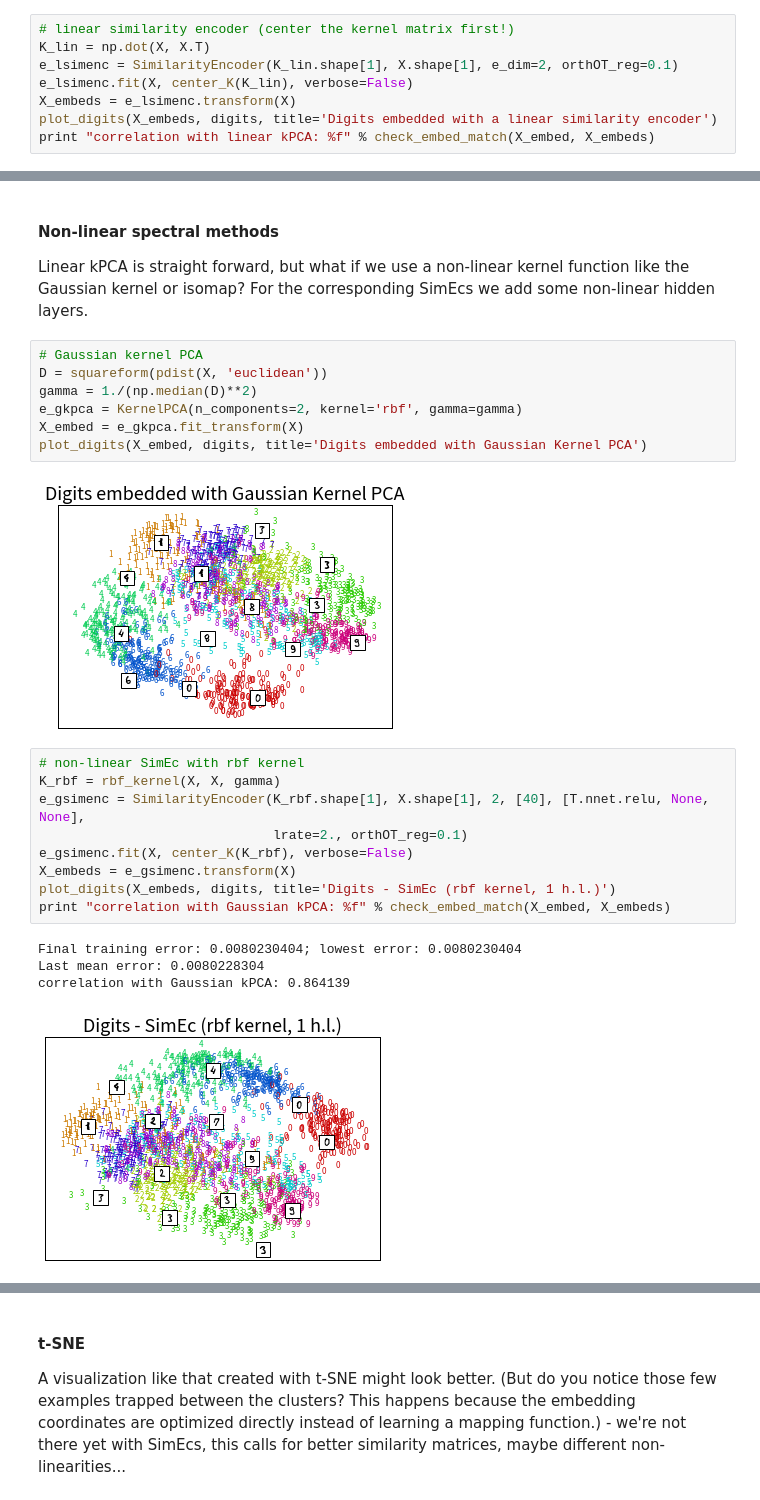
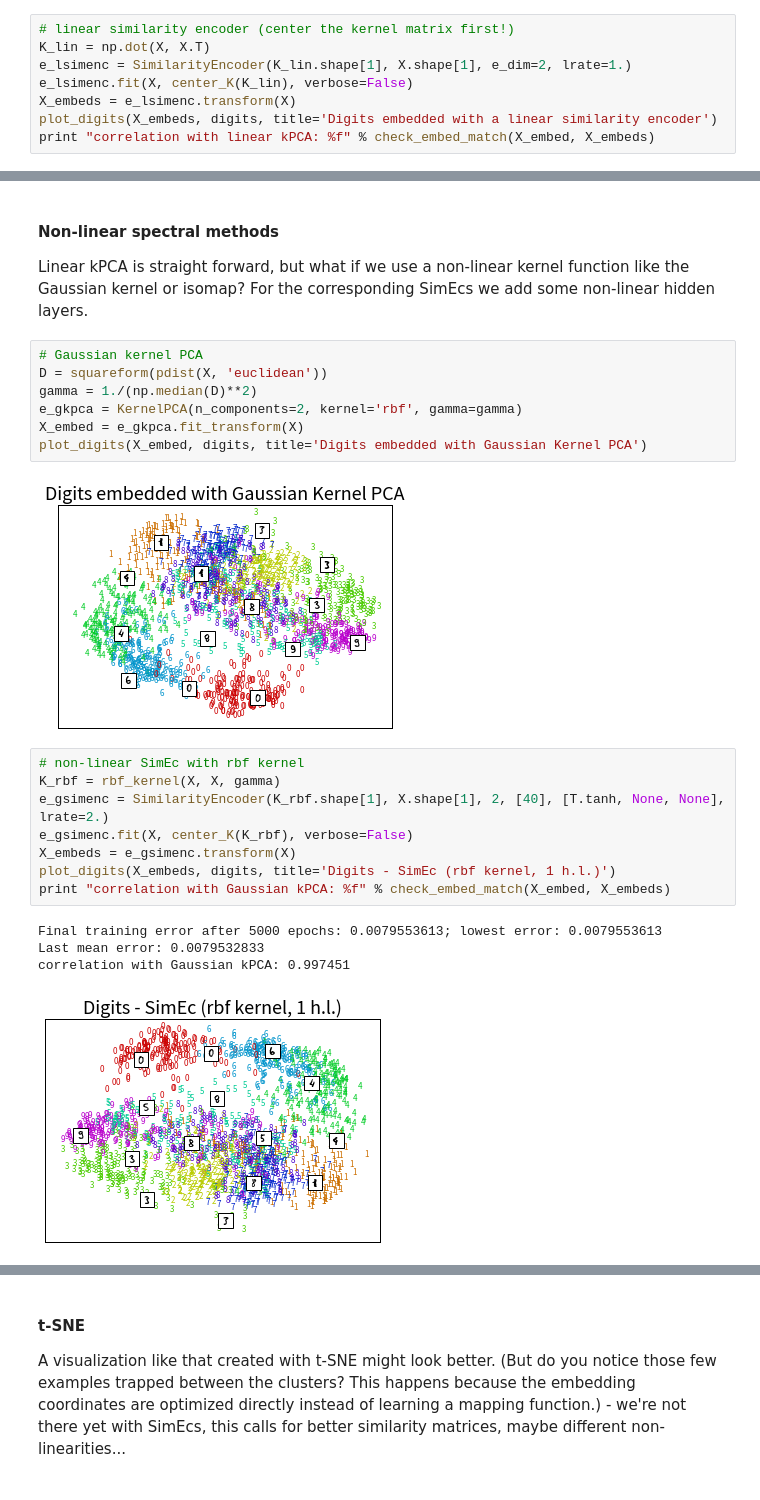
Before and after one commit to cod3licious/simec-theano, a Jupyter notebook: examples/examples_simec.ipynb, the cells around one changed output, grey strips where cells are left out. Drawn from its saved outputs; the diff is of its cells as text.

```diff
--- a/examples/examples_simec.ipynb
+++ b/examples/examples_simec.ipynb
@@ -96,7 +99,7 @@ correlation of PCA and linear kPCA: 1.000000
 # %%
 # linear similarity encoder (center the kernel matrix first!)
 K_lin = np.dot(X, X.T)
-e_lsimenc = SimilarityEncoder(K_lin.shape[1], X.shape[1], e_dim=2, orthOT_reg=0.1)
+e_lsimenc = SimilarityEncoder(K_lin.shape[1], X.shape[1], e_dim=2, lrate=1.)
 e_lsimenc.fit(X, center_K(K_lin), verbose=False)
 X_embeds = e_lsimenc.transform(X)
 plot_digits(X_embeds, digits, title='Digits embedded with a linear similarity encoder')
@@ -118,21 +121,20 @@ e_gkpca = KernelPCA(n_components=2, kernel='rbf', gamma=gamma)
 X_embed = e_gkpca.fit_transform(X)
 plot_digits(X_embed, digits, title='Digits embedded with Gaussian Kernel PCA')
 # %% [output]
-[figure, old version]
+[figure, new version]
 # %%
 # non-linear SimEc with rbf kernel
 K_rbf = rbf_kernel(X, X, gamma)
-e_gsimenc = SimilarityEncoder(K_rbf.shape[1], X.shape[1], 2, [40], [T.nnet.relu, None, None],
-                              lrate=2., orthOT_reg=0.1)
+e_gsimenc = SimilarityEncoder(K_rbf.shape[1], X.shape[1], 2, [40], [T.tanh, None, None], lrate=2.)
 e_gsimenc.fit(X, center_K(K_rbf), verbose=False)
 X_embeds = e_gsimenc.transform(X)
 plot_digits(X_embeds, digits, title='Digits - SimEc (rbf kernel, 1 h.l.)')
 print "correlation with Gaussian kPCA: %f" % check_embed_match(X_embed, X_embeds)
 # %% [output]
-Final training error: 0.0080230404; lowest error: 0.0080230404
-Last mean error: 0.0080228304
-correlation with Gaussian kPCA: 0.864139
+Final training error after 5000 epochs: 0.0079553613; lowest error: 0.0079553613
+Last mean error: 0.0079532833
+correlation with Gaussian kPCA: 0.997451
-[figure, old version]
+[figure, new version]
 # %%
 # isomap
 e_isomap = Isomap(n_neighbors=10, n_components=2)
```
Also changed, not shown: parts of 15 cells of this notebook, 8 other files.
